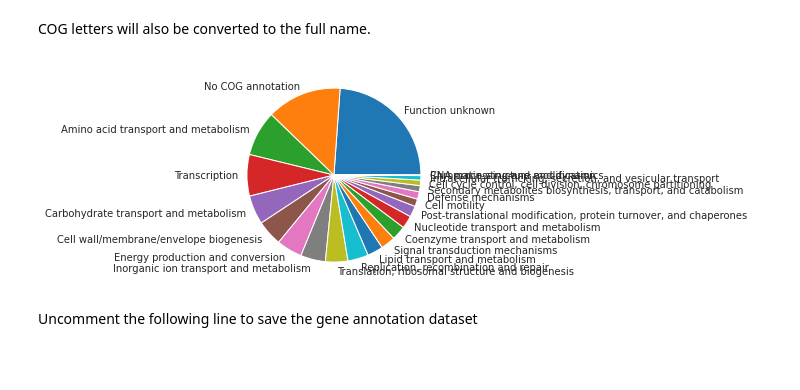
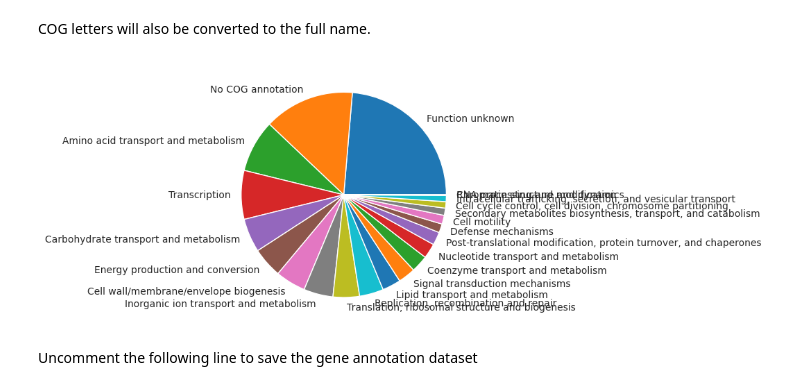
Before and after one commit to avsastry/modulome-workflow, a Jupyter notebook: 5_characterize_iModulons/1_create_the_gene_table.ipynb, the cells around one changed output. Drawn from its saved outputs; the diff is of its cells as text; code cells hidden in the pictures; blank space fills up the shorter version.

Commit message:
Update step5 create_gene_table notebook and related annotation files

```diff
--- a/5_characterize_iModulons/1_create_the_gene_table.ipynb
+++ b/5_characterize_iModulons/1_create_the_gene_table.ipynb
@@ -110,12 +113,11 @@ Once you have the EggNOG annotations, load the annotation file
 # %%
 eggnog_file = os.path.join('..','data','external','eggNOG_annotations.txt')
 # %%
-DF_eggnog = pd.read_csv(eggnog_file,sep='\t',skiprows=4,header=None)
+DF_eggnog = pd.read_csv(eggnog_file,sep='\t',skiprows=5,header=None)
 eggnog_cols = ['query_name','seed eggNOG ortholog','seed ortholog evalue','seed ortholog score',
-               'Predicted taxonomic group','Predicted protein name','Gene Ontology terms',
-               'EC number','KEGG_orth','KEGG_pathway','KEGG_module','KEGG_reaction',
-               'KEGG_rclass','BRITE','KEGG_TC','CAZy','BiGG Reaction','tax_scope',
-               'eggNOG OGs','bestOG_deprecated','COG','eggNOG free text description']
+               'eggNOG OGs','max_annot_lvl','COG','Description','Preferred_name','GOs',
+               'EC number','KEGG_ko','KEGG_pathway','KEGG_module','KEGG_reaction','KEGG_rclass',
+               'BRITE','KEGG_TC','CAZy','BiGG Reaction','PFAMs']
 
 DF_eggnog.columns = eggnog_cols
 
@@ -194,0 +196,5 @@ mapping_uniprot.head()
+# %%
+mapping_uniprot = pd.read_csv(os.path.join('..','data','external','uniprot_mapping.tsv'),sep = '\t')
+mapping_uniprot = mapping_uniprot.rename(columns = {'From':'ncbi_protein','Entry':'uniprot'})[['ncbi_protein','uniprot']]
+mapping_uniprot = mapping_uniprot.drop_duplicates('ncbi_protein')
+mapping_uniprot.head()
@@ -331,14 +361,15 @@ DF_annot.drop('tmp_name',axis=1,inplace=True)
 # %%
 # Fill missing COGs with X
 DF_annot['COG'].fillna('X',inplace=True)
+DF_annot['COG'] = DF_annot['COG'].str.replace('-', 'X')
 
 # Change single letter COG annotation to full description
 DF_annot['COG'] = DF_annot.COG.apply(cog2str)
 
 counts = DF_annot.COG.value_counts()
 plt.pie(counts.values,labels=counts.index);
 # %% [output]
-[figure, old version]
+[figure, new version]
 # %% [markdown]
 Uncomment the following line to save the gene annotation dataset
 # %%
```
Also changed, not shown: parts of 17 cells of this notebook, 9 other files.
